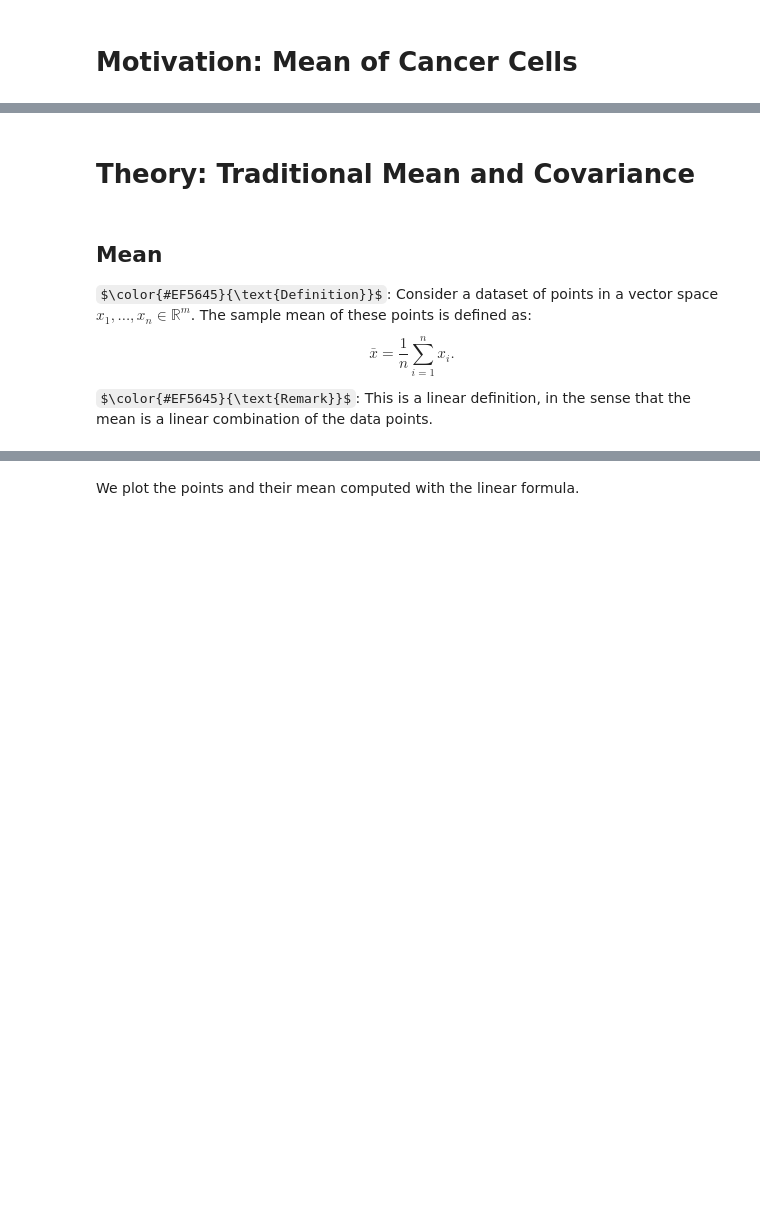
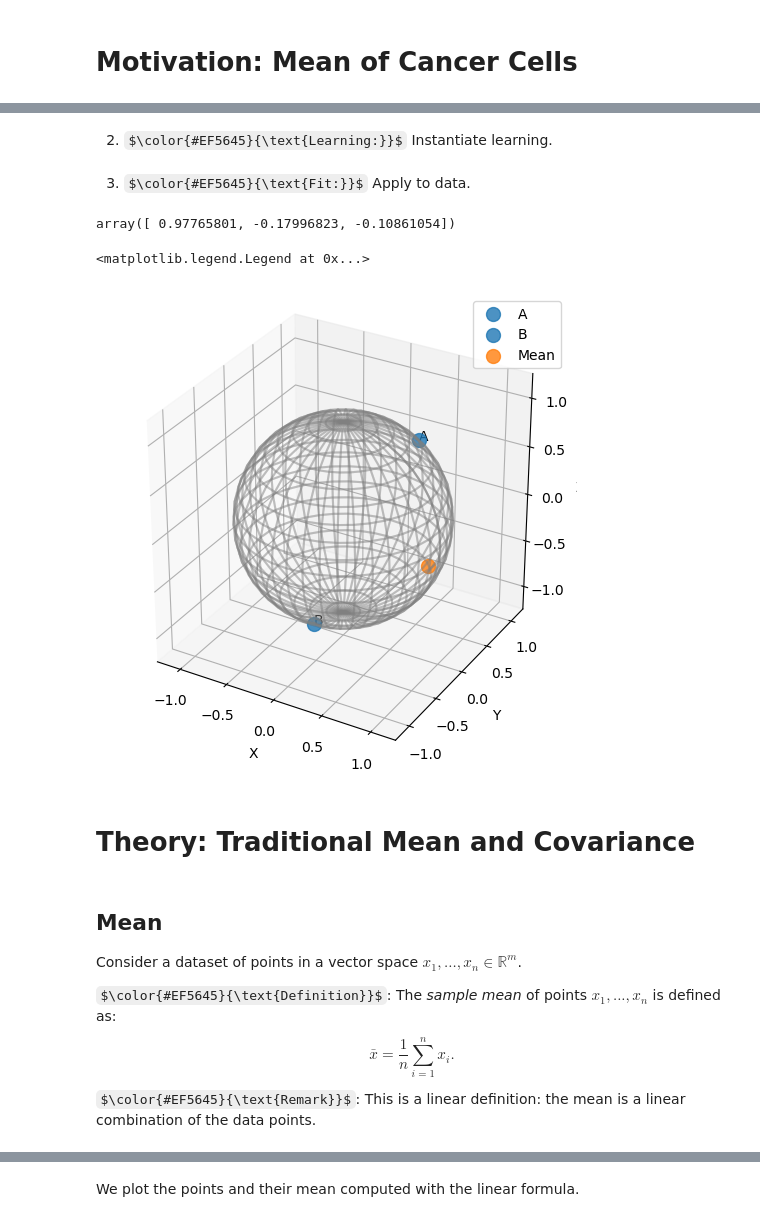
Before and after one commit to geometric-intelligence/ece594n, a Jupyter notebook: lectures/03_a_mean_variance.ipynb, the cells around one changed output, grey strips where cells are left out. Cells and saved outputs as stored; diff of their text form; code cells hidden in the pictures; some formulas as TeX source; blank space fills up the shorter version.

```diff
--- a/lectures/03_a_mean_variance.ipynb
+++ b/lectures/03_a_mean_variance.ipynb
@@ -141,0 +82,5 @@ This leads to the question:
+# %%
+from geomstats.geometry.hypersphere import Hypersphere
+sphere = Hypersphere(dim=2)
+# %% [markdown]
+2. $\color{#EF5645}{\text{Learning:}}$ Instantiate learning.
@@ -142,12 +90,35 @@ This leads to the question:
+# %% [markdown]
+3. $\color{#EF5645}{\text{Fit:}}$ Apply to data.
+# %%
+import numpy as np
+data = np.stack([sphere.random_point(), sphere.random_point()])
+estimator.fit(data)
+estimator.estimate_
+# %% [output]
+array([ 0.97765801, -0.17996823, -0.10861054])
+# %%
+import geomstats.visualization as viz
+import matplotlib.pyplot as plt
+fig = plt.figure(figsize=(6, 6))
+ax = fig.add_subplot(111, projection="3d")
+ax = viz.plot(data[0], ax=ax, space="S2", s=100, alpha=0.8, label="A", c="C0")
+ax = viz.plot(data[1], ax=ax, space="S2", s=100, alpha=0.8, label="B", c="C0")
+ax = viz.plot(estimator.estimate_, ax=ax, space="S2", s=100, alpha=0.8, label="Mean", c="C1")
+ax.legend()
+# %% [output]
+<matplotlib.legend.Legend at 0x...>
+[figure, added]
 # %% [markdown]
 # Theory: Traditional Mean and Covariance
 # %% [markdown]
 ## Mean
 
-$\color{#EF5645}{\text{Definition}}$: Consider a dataset of points in a vector space $x_1, ..., x_n \in \mathbb{R}^m$. The sample mean of these points is defined as:
+Consider a dataset of points in a vector space $x_1, ..., x_n \in \mathbb{R}^m$.
+
+$\color{#EF5645}{\text{Definition}}$: The _sample mean_ of points $x_1, ..., x_n$ is defined as:
 $$\bar{x} = \frac{1}{n} \sum_{i=1}^n x_i.$$
 
-$\color{#EF5645}{\text{Remark}}$: This is a linear definition, in the sense that the mean is a linear combination of the data points.
+$\color{#EF5645}{\text{Remark}}$: This is a linear definition: the mean is a linear combination of the data points.
 # %% [markdown]
 ## Covariance
 
```
Also changed, not shown: parts of 35 cells of this notebook, 1 other file.
